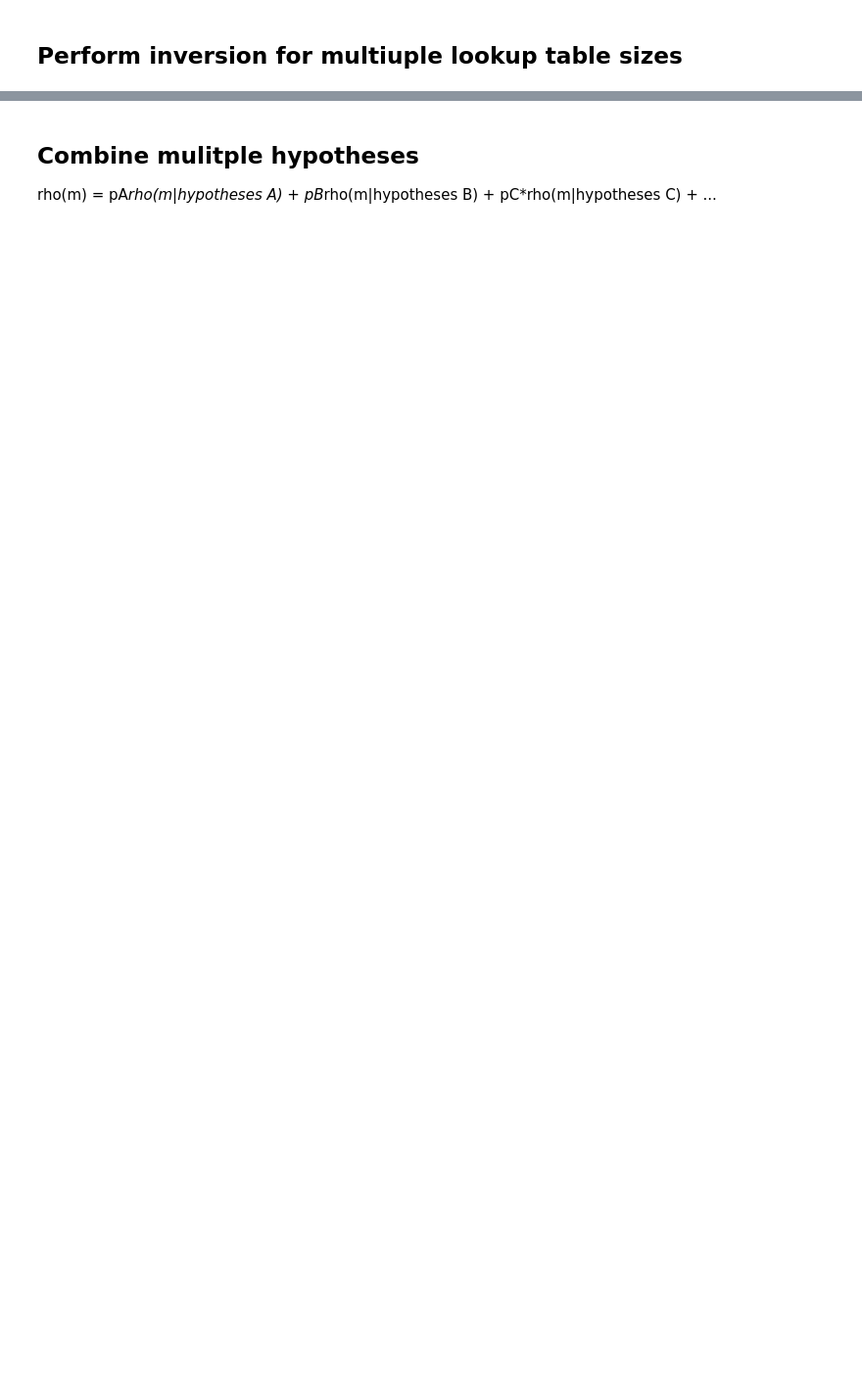
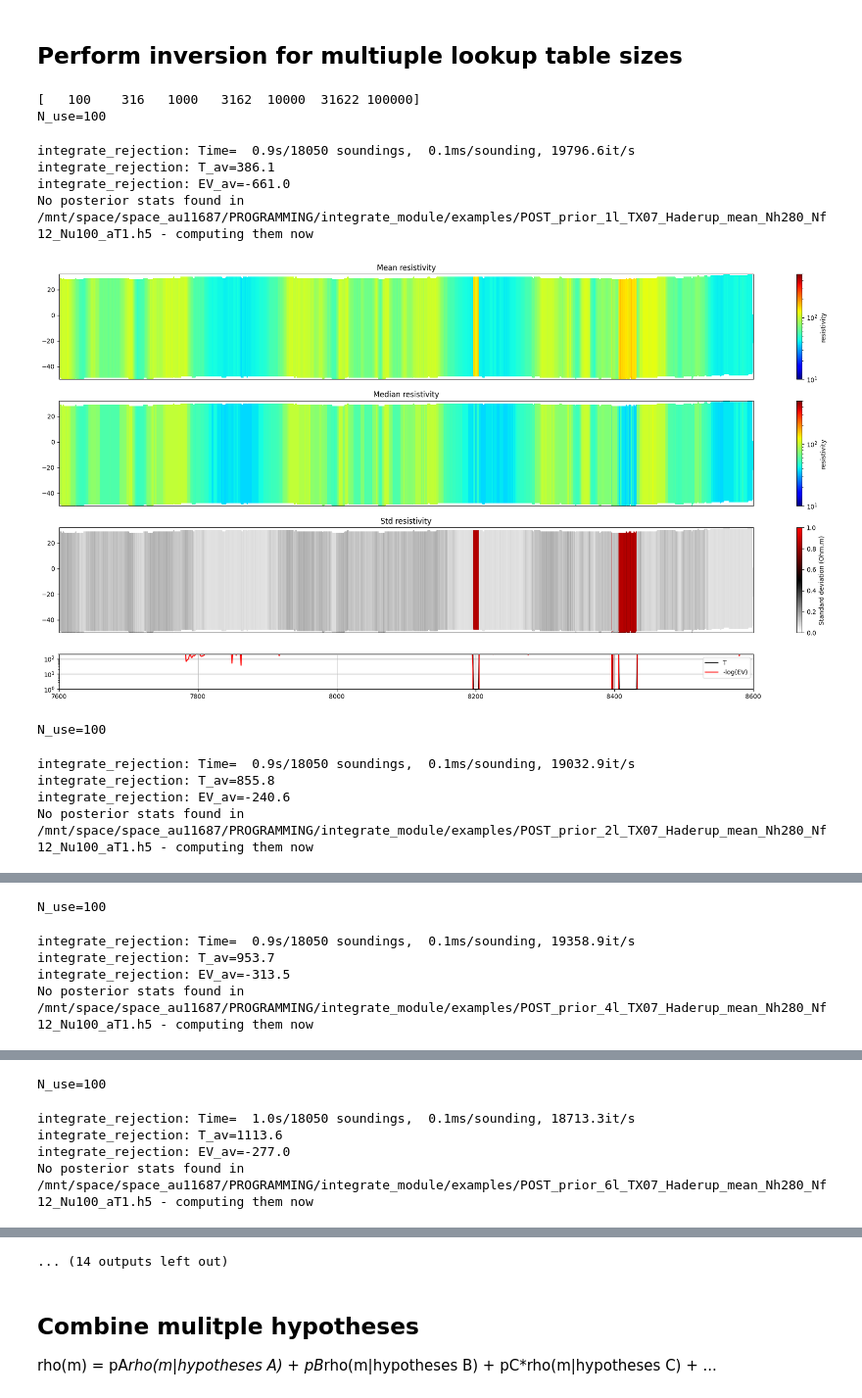
Before and after one commit to cultpenguin/integrate_module, a Jupyter notebook: examples/integrate_case_evidence_approximation.ipynb, the cells around one changed output, grey strips where cells are left out. Shown at 98% size. Drawn from its saved outputs; the diff is of its cells as text; code cells hidden in the pictures; blank space fills up the shorter version.

```diff
--- a/examples/integrate_case_evidence_approximation.ipynb
+++ b/examples/integrate_case_evidence_approximation.ipynb
@@ -181,7 +198,7 @@ logN = np.log10(N)
 nsteps=int(np.ceil(logN-logN1))+1
 nsteps = nsteps + nsteps-1
 N_use_arr = np.logspace(2, np.log10(N), num=nsteps, dtype=int)
-N_use_arr = [N]
+#N_use_arr = [N]
 print(N_use_arr)
 
 EV_all = []
@@ -218,30 +235,43 @@ for N_use in N_use_arr:
 
     n_hypothesis = P_hypothesis.shape[0]
     plt.figure(figsize=(12, 12))
     plt.subplot(1,1,1)
     from matplotlib.colors import BoundaryNorm, ListedColormap
     # Create discrete colormap with n_hypothesis colors
     colors = plt.cm.jet_r(np.linspace(0, 1, n_hypothesis))
     cmap = ListedColormap(colors)
     # Create boundaries for each hypothesis
     bounds = np.arange(0.5, n_hypothesis + 1.5, 1)
     norm = BoundaryNorm(bounds, cmap.N)
     scatter = plt.scatter(X, Y, c=MODE_hypothesis+1, s=5, cmap=cmap, alpha=1-ENT_hypothesis, norm=norm)
     plt.xlabel('X coordinate')
     plt.ylabel('Y coordinate')
     plt.grid()
     # Add discrete colorbar with labels
     cbar = plt.colorbar(scatter, ticks=range(1, n_hypothesis+1))
     cbar.set_label('Hypothesis')
     plt.title('Posterior mode of hypotheses')
     plt.savefig('hypothesis_mode_N%d.png' % (N_use), dpi=300)
     # Plot teh entorpy of the sigma(m|d,Hypothesis)
     plt.figure(figsize=(12, 12))
     scatter = plt.scatter(X, Y, c=ENT_hypothesis, s=5, vmin = -.05, vmax=1.0, alpha=1, cmap='hot_r')
     plt.xlabel('X coordinate')
     plt.ylabel('Y coordinate')
     plt.colorbar(scatter, label='Hypotheisis Entropy')
     plt.grid()
     plt.savefig('hypothesis_entropy_N%d.png' % (N_use), dpi=300)
 
     plt.show()
+# %% [output]
+[   100    316   1000   3162  10000  31622 100000]
+N_use=100
+integrate_rejection: Time=  0.9s/18050 soundings,  0.1ms/sounding, 19796.6it/s
+integrate_rejection: T_av=386.1
+integrate_rejection: EV_av=-661.0
+No posterior stats found in /mnt/space/space_au11687/PROGRAMMING/integrate_module/examples/POST_prior_1l_TX07_Haderup_mean_Nh280_Nf12_Nu100_aT1.h5 - computing them now
+[figure, added]
+N_use=100
+integrate_rejection: Time=  0.9s/18050 soundings,  0.1ms/sounding, 19032.9it/s
+integrate_rejection: T_av=855.8
+integrate_rejection: EV_av=-240.6
+No posterior stats found in /mnt/space/space_au11687/PROGRAMMING/integrate_module/examples/POST_prior_2l_TX07_Haderup_mean_Nh280_Nf12_Nu100_aT1.h5 - computing them now
@@ -247,0 +279,5 @@ for N_use in N_use_arr:
+N_use=100
+integrate_rejection: Time=  0.9s/18050 soundings,  0.1ms/sounding, 19358.9it/s
+integrate_rejection: T_av=953.7
+integrate_rejection: EV_av=-313.5
+No posterior stats found in /mnt/space/space_au11687/PROGRAMMING/integrate_module/examples/POST_prior_4l_TX07_Haderup_mean_Nh280_Nf12_Nu100_aT1.h5 - computing them now
@@ -247,0 +285,5 @@ for N_use in N_use_arr:
+N_use=100
+integrate_rejection: Time=  1.0s/18050 soundings,  0.1ms/sounding, 18713.3it/s
+integrate_rejection: T_av=1113.6
+integrate_rejection: EV_av=-277.0
+No posterior stats found in /mnt/space/space_au11687/PROGRAMMING/integrate_module/examples/POST_prior_6l_TX07_Haderup_mean_Nh280_Nf12_Nu100_aT1.h5 - computing them now
@@ -248,3 +291,4 @@ for N_use in N_use_arr:
+... (14 outputs left out)
 # %% [markdown]
 ## Combine mulitple hypotheses
 rho(m) = pA*rho(m|hypotheses A) + pB*rho(m|hypotheses B) + pC*rho(m|hypotheses C) + ...
```
Also changed, not shown: parts of 4 cells of this notebook, 3 other files.
